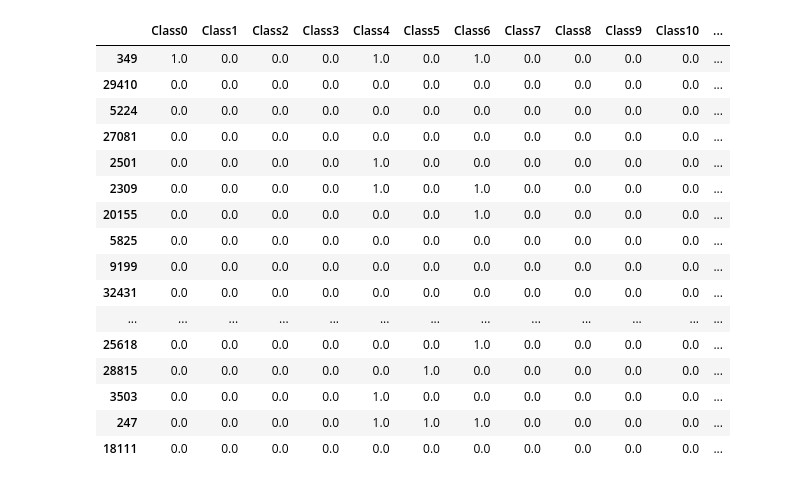
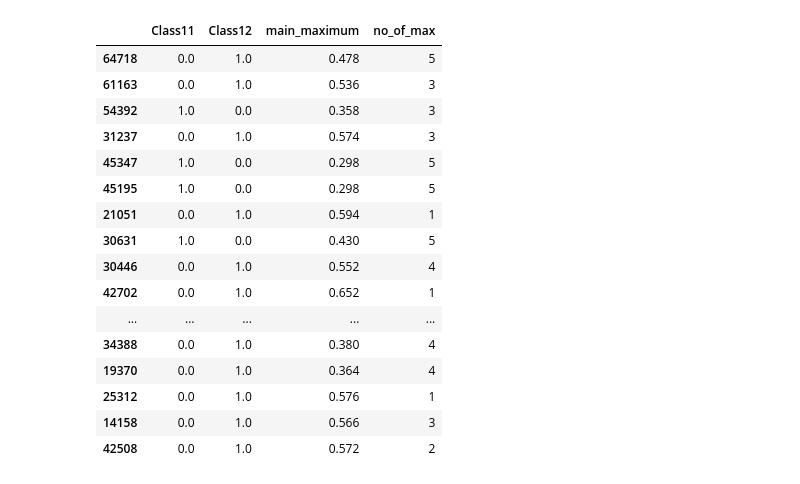
Before and after one commit to GwydionJon/EN_learn, a Jupyter notebook: machine_learning/all_param_4_values_pretest.ipynb, the cells around one changed output. Drawn from its saved outputs; the diff is of its cells as text; code cells hidden in the pictures.

```diff
--- a/machine_learning/all_param_4_values_pretest.ipynb
+++ b/machine_learning/all_param_4_values_pretest.ipynb
@@ -104,6 +61,6 @@ def test_model_tuner(model,x,y,label_name):
 # %%
 #G:\OneDrive - bwedu\Master\Forschungspraktikum\Inga\pc-forschi\generated_Data
-all_data=pd.read_csv("G:\OneDrive - bwedu\Master\Forschungspraktikum\Inga\pc-forschi\generated_Data/first_test_all_param_4_values.csv")
+all_data=pd.read_csv("G:\OneDrive - bwedu\Master\Forschungspraktikum\Inga\pc-forschi\generated_Data/all_param_4_values_complete.csv")
 
 
 
@@ -115,51 +72,52 @@ all_data.loc[(all_data['k6a1'] >0) & (all_data['k6a2'] >0.5)& (all_data['k11'] >
                         & (all_data['k12'] >0)& (all_data['k9a1'] >0)&( all_data['k9a2'] >0), 'Class1'] = 1
 
 all_data.loc[(all_data['k6a1'] >0) & (all_data['k6a2'] <0)& (all_data['k11'] >0)
                         & (all_data['k12'] <0)& (all_data['k9a1'] >0)&( all_data['k9a2'] <0), 'Class2'] = 1
 all_data.loc[(all_data['k6a1'] <0) & (all_data['k6a2'] >0)& (all_data['k11'] <0)
                         & (all_data['k12'] >0)& (all_data['k9a1'] <0)&( all_data['k9a2'] >0), 'Class3'] = 1
 all_data.loc[(all_data['k6a1'] == all_data['k6a2']), 'Class4'] = 1
 all_data.loc[(all_data['k11'] == all_data['k12']), 'Class5'] = 1
 all_data.loc[(all_data['k9a1'] == all_data['k9a2']), 'Class6'] = 1
 all_data.loc[((all_data['k6a1']+all_data['k11']+all_data['k9a1'])<-0.4 ), 'Class7'] = 1
 all_data.loc[((all_data['k6a1']+all_data['k11']+all_data['k9a1'])>0.4 ), 'Class8'] = 1
 all_data.loc[((all_data['k6a2']+all_data['k12']+all_data['k9a2'])<-0.4 ), 'Class9'] = 1
 all_data.loc[((all_data['k6a2']+all_data['k12']+all_data['k9a2'])>0.4 ), 'Class10'] = 1
 all_data.loc[((all_data['k6a2']+all_data['k12']+all_data['k9a2'])>0.4 ), 'Class10'] = 1
 all_data.loc[(all_data['lambda'] <0.25), 'Class11'] = 1
 all_data.loc[(all_data['lambda'] >=0.25) , 'Class12'] = 1
 all_data.loc[(all_data['delta'] <0.4), 'Class13'] = 1
 
 all_data.loc[(all_data['delta'] >=0.4) , 'Class14'] = 1
 
 all_data=all_data.fillna(0)
 
 
 
 all_label_list=["k6a1","k6a2","k11","k12","k9a1","k9a2","delta","lambda"]
 all_features_list=["main_maximum","no_of_max"]
-all_class_features=["Class0","Class1","Class2","Class3","Class4","Class5","Class6","Class7","Class8","Class9","Class10","Class11","Class12","Class13","Class14"]
+#all_class_features=["Class0","Class1","Class2","Class3","Class4","Class5","Class6","Class7","Class8","Class9","Class10","Class11","Class12","Class13","Class14"]
+all_class_features=["Class11","Class12"]
 
 df_train, df_test = train_test_split(all_data[all_class_features+all_features_list], test_size=0.20, random_state=42)
 df_train.head(50)
 # %% [output]
-|  | Class0 | Class1 | Class2 | Class3 | Class4 | Class5 | Class6 | Class7 | Class8 | Class9 | Class10 | ... |
-| 349 | 1.0 | 0.0 | 0.0 | 0.0 | 1.0 | 0.0 | 1.0 | 0.0 | 0.0 | 0.0 | 0.0 | ... |
-| 29410 | 0.0 | 0.0 | 0.0 | 0.0 | 0.0 | 0.0 | 0.0 | 0.0 | 0.0 | 0.0 | 0.0 | ... |
-| 5224 | 0.0 | 0.0 | 0.0 | 0.0 | 0.0 | 0.0 | 0.0 | 0.0 | 0.0 | 0.0 | 0.0 | ... |
-| 27081 | 0.0 | 0.0 | 0.0 | 0.0 | 0.0 | 0.0 | 0.0 | 0.0 | 0.0 | 0.0 | 0.0 | ... |
-| 2501 | 0.0 | 0.0 | 0.0 | 0.0 | 1.0 | 0.0 | 0.0 | 0.0 | 0.0 | 0.0 | 0.0 | ... |
-| 2309 | 0.0 | 0.0 | 0.0 | 0.0 | 1.0 | 0.0 | 1.0 | 0.0 | 0.0 | 0.0 | 0.0 | ... |
-| 20155 | 0.0 | 0.0 | 0.0 | 0.0 | 0.0 | 0.0 | 1.0 | 0.0 | 0.0 | 0.0 | 0.0 | ... |
-| 5825 | 0.0 | 0.0 | 0.0 | 0.0 | 0.0 | 0.0 | 0.0 | 0.0 | 0.0 | 0.0 | 0.0 | ... |
-| 9199 | 0.0 | 0.0 | 0.0 | 0.0 | 0.0 | 0.0 | 0.0 | 0.0 | 0.0 | 0.0 | 0.0 | ... |
-| 32431 | 0.0 | 0.0 | 0.0 | 0.0 | 0.0 | 0.0 | 0.0 | 0.0 | 0.0 | 0.0 | 0.0 | ... |
-| ... | ... | ... | ... | ... | ... | ... | ... | ... | ... | ... | ... | ... |
-| 25618 | 0.0 | 0.0 | 0.0 | 0.0 | 0.0 | 0.0 | 1.0 | 0.0 | 0.0 | 0.0 | 0.0 | ... |
-| 28815 | 0.0 | 0.0 | 0.0 | 0.0 | 0.0 | 1.0 | 0.0 | 0.0 | 0.0 | 0.0 | 0.0 | ... |
-| 3503 | 0.0 | 0.0 | 0.0 | 0.0 | 1.0 | 0.0 | 0.0 | 0.0 | 0.0 | 0.0 | 0.0 | ... |
-| 247 | 0.0 | 0.0 | 0.0 | 0.0 | 1.0 | 1.0 | 1.0 | 0.0 | 0.0 | 0.0 | 0.0 | ... |
-| 18111 | 0.0 | 0.0 | 0.0 | 0.0 | 0.0 | 0.0 | 0.0 | 0.0 | 0.0 | 0.0 | 0.0 | ... |
+|  | Class11 | Class12 | main_maximum | no_of_max |
+| 64718 | 0.0 | 1.0 | 0.478 | 5 |
+| 61163 | 0.0 | 1.0 | 0.536 | 3 |
+| 54392 | 1.0 | 0.0 | 0.358 | 3 |
+| 31237 | 0.0 | 1.0 | 0.574 | 3 |
+| 45347 | 1.0 | 0.0 | 0.298 | 5 |
+| 45195 | 1.0 | 0.0 | 0.298 | 5 |
+| 21051 | 0.0 | 1.0 | 0.594 | 1 |
+| 30631 | 1.0 | 0.0 | 0.430 | 5 |
+| 30446 | 0.0 | 1.0 | 0.552 | 4 |
+| 42702 | 0.0 | 1.0 | 0.652 | 1 |
+| ... | ... | ... | ... | ... |
+| 34388 | 0.0 | 1.0 | 0.380 | 4 |
+| 19370 | 0.0 | 1.0 | 0.364 | 4 |
+| 25312 | 0.0 | 1.0 | 0.576 | 1 |
+| 14158 | 0.0 | 1.0 | 0.566 | 3 |
+| 42508 | 0.0 | 1.0 | 0.572 | 2 |
 # %%
 feature_columns_A = []
 main_maximum = tf.feature_column.numeric_column("main_maximum")
```
Also changed, not shown: parts of 6 cells of this notebook, 2 other files.
